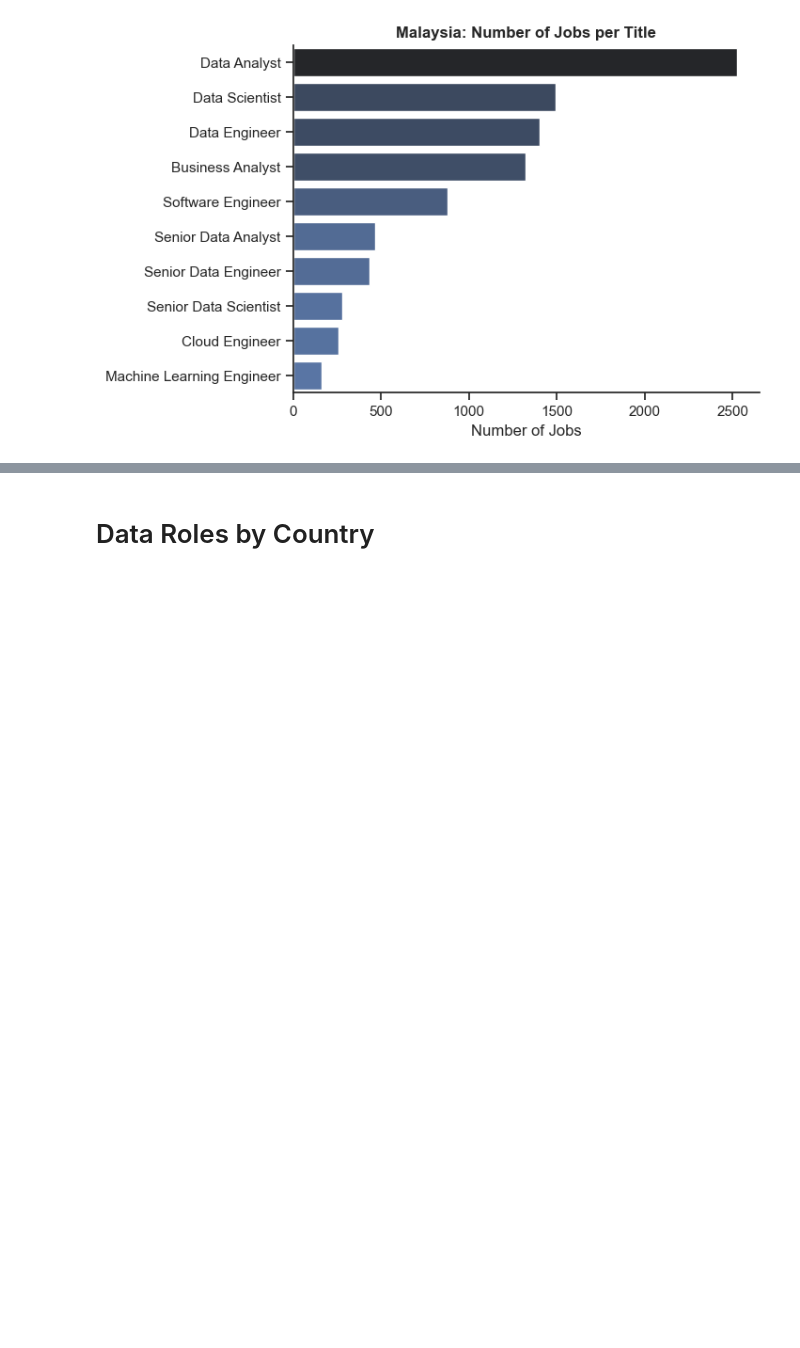
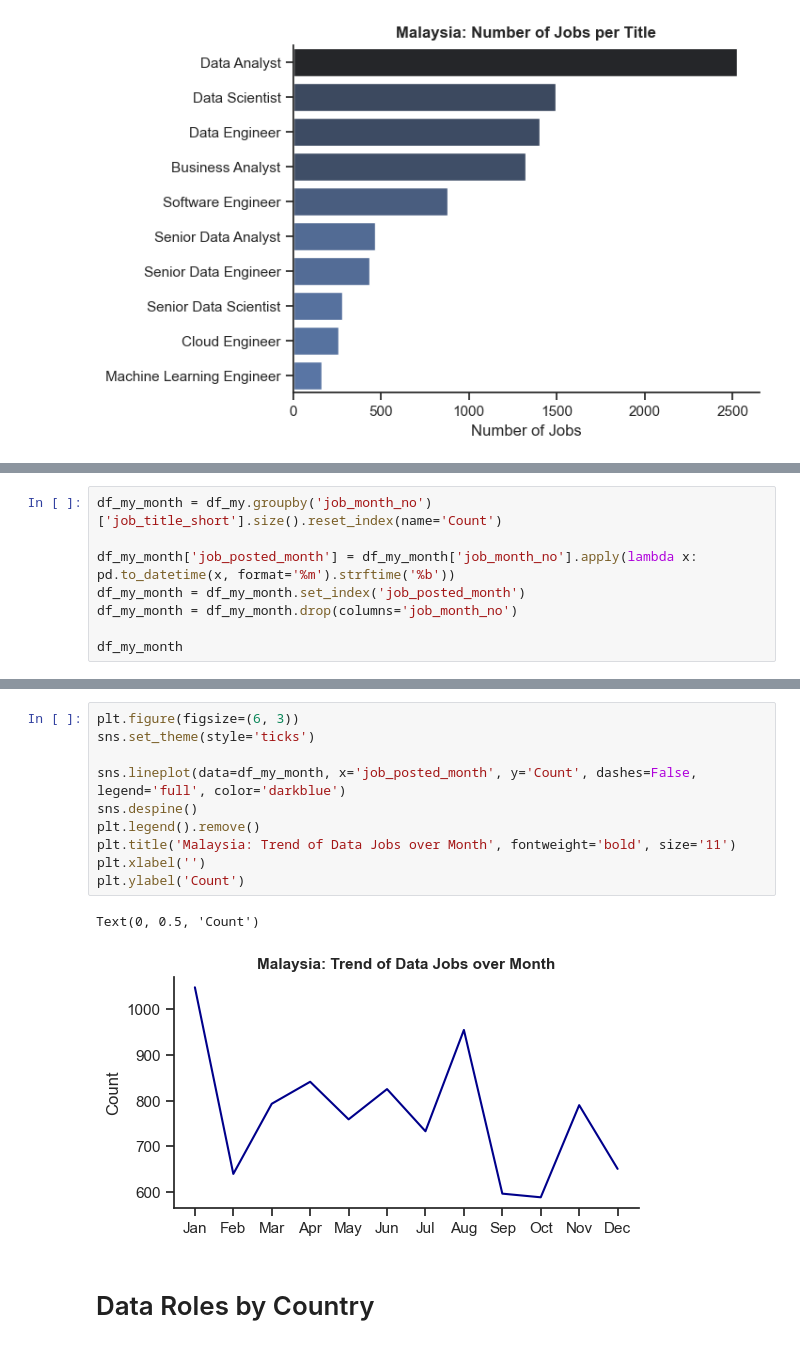
Before and after one commit to swlim03/Data_Jobs_Analysis, a Jupyter notebook: Data_Jobs/1_EDA.ipynb, the cells around one changed output, grey strips where cells are left out. Saved outputs shown, nothing was run; the diff lists cells and outputs as text; blank space fills up the shorter version.

Commit message:
Add Job Trend Over Month

```diff
--- a/Data_Jobs/1_EDA.ipynb
+++ b/Data_Jobs/1_EDA.ipynb
@@ -86,0 +105,8 @@ Text(0, 0.5, '')
+# %%
+df_my_month = df_my.groupby('job_month_no')['job_title_short'].size().reset_index(name='Count')
+
+df_my_month['job_posted_month'] = df_my_month['job_month_no'].apply(lambda x: pd.to_datetime(x, format='%m').strftime('%b'))
+df_my_month = df_my_month.set_index('job_posted_month')
+df_my_month = df_my_month.drop(columns='job_month_no')
+
+df_my_month
@@ -87,3 +128,16 @@ Text(0, 0.5, '')
+# %%
+plt.figure(figsize=(6, 3))
+sns.set_theme(style='ticks')
+
+sns.lineplot(data=df_my_month, x='job_posted_month', y='Count', dashes=False, legend='full', color='darkblue')
+sns.despine()
+plt.legend().remove()
+plt.title('Malaysia: Trend of Data Jobs over Month', fontweight='bold', size='11')
+plt.xlabel('')
+plt.ylabel('Count')
+# %% [output]
+Text(0, 0.5, 'Count')
+[figure, added]
 # %% [markdown]
 # Data Roles by Country
 # %%
```
Also changed, not shown: parts of 3 cells of this notebook.
